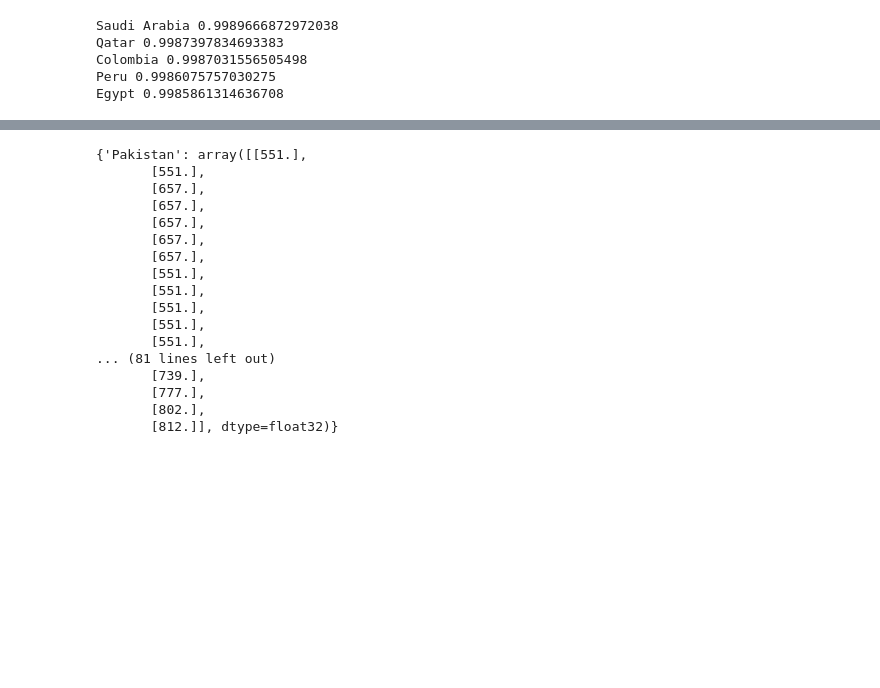
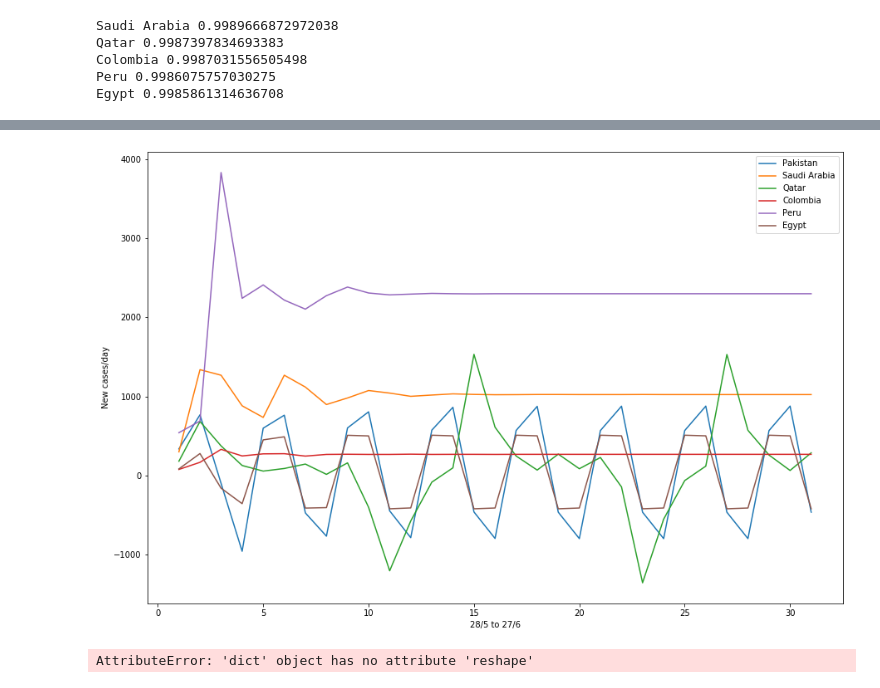
Before and after one commit to daim-cell/MLProject, a Jupyter notebook: project.ipynb, the cells around one changed output, grey strips where cells are left out. Drawn from its saved outputs; the diff is of its cells as text; code cells hidden in the pictures; blank space fills up the shorter version.

```diff
--- a/project.ipynb
+++ b/project.ipynb
@@ -218,20 +252,16 @@ plt.show()
-# %%
-print(country_predrnn)
-# %% [output]
-{'Pakistan': array([[551.],
-       [551.],
-       [657.],
-       [657.],
-       [657.],
-       [657.],
-       [657.],
-       [551.],
-       [551.],
-       [551.],
-       [551.],
-       [551.],
-... (81 lines left out)
-       [739.],
-       [777.],
-       [802.],
-       [812.]], dtype=float32)}
+# %%
+plt.rcParams['figure.figsize']=(15,10)
+legend=[]
+for data in month_pred:
+    plt.plot(pred_days,month_predrnn[data])
+    legend.append(data)
+plt.legend(legend)
+plt.xlabel('28/5 to 27/6')
+plt.ylabel('New cases/day')
+plt.show()
+# %% [output]
+[figure, added]
+# %%
+print(month_predrnn.reshape())
+# %% [output]
+AttributeError: 'dict' object has no attribute 'reshape'
```
Also changed, not shown: parts of 6 cells of this notebook.
